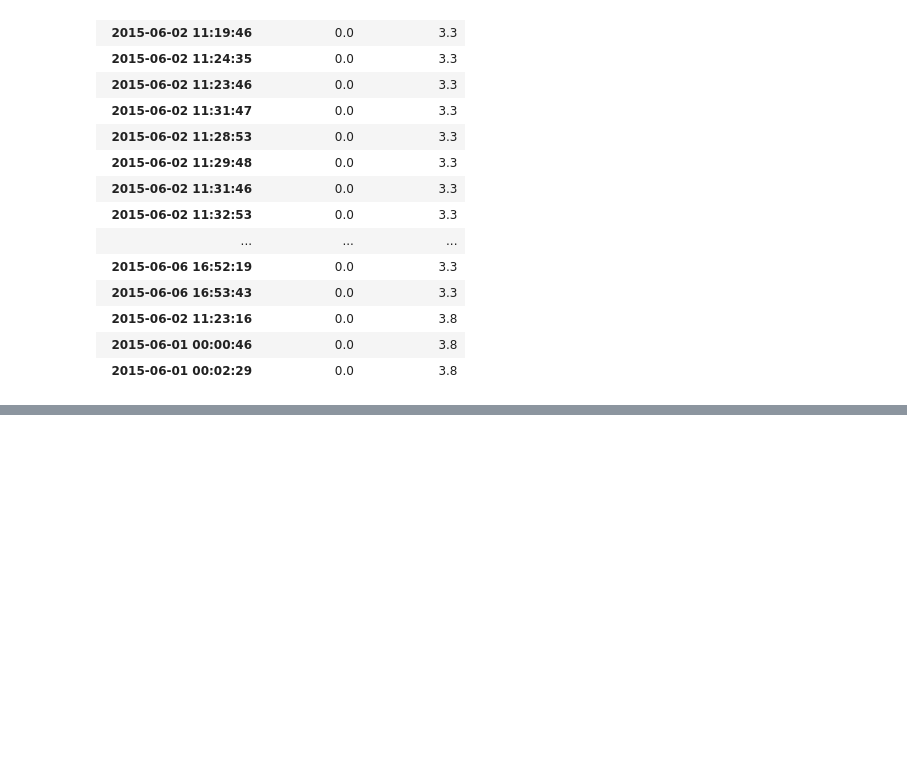
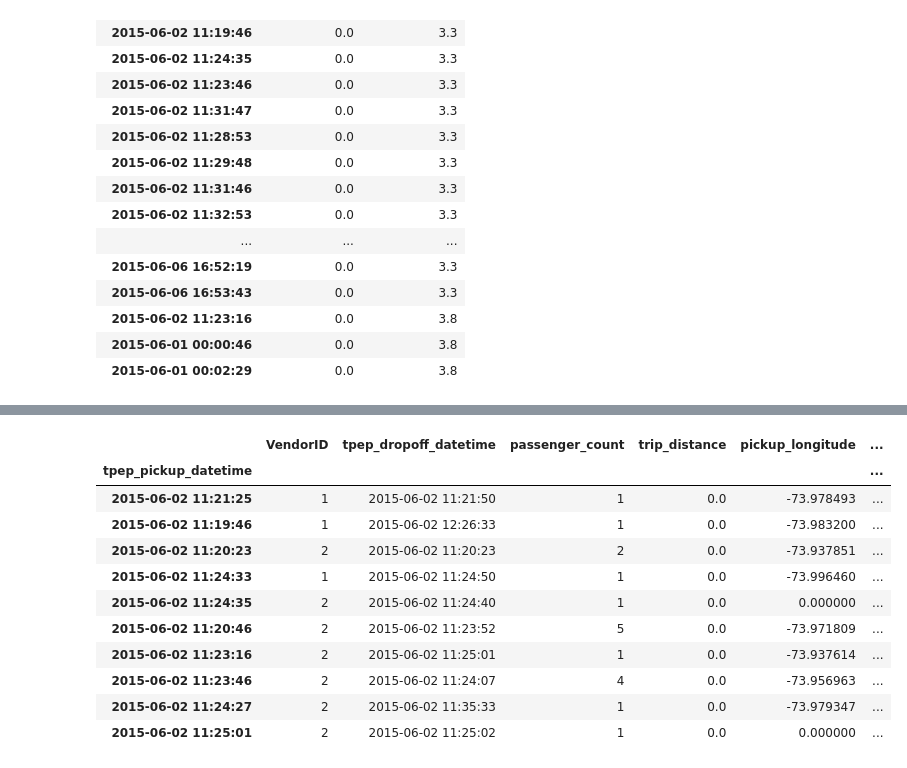
Before and after one commit to reuven/OReilly-2025-11November-data, a Jupyter notebook: OReilly - 2025-11November-20.ipynb, the cells around one changed output, grey strips where cells are left out. Cells and saved outputs as stored; diff of their text form; code cells hidden in the pictures; blank space fills up the shorter version.

```diff
--- a/OReilly - 2025-11November-20.ipynb
+++ b/OReilly - 2025-11November-20.ipynb
@@ -251,0 +270,15 @@ Name: tpep_dropoff_datetime, dtype: object
+# %%
+df.nsmallest(columns='trip_distance', n=10)
+# %% [output]
+|  | VendorID | tpep_dropoff_datetime | passenger_count | trip_distance | pickup_longitude | ... |
+| tpep_pickup_datetime |  |  |  |  |  | ... |
+| 2015-06-02 11:21:25 | 1 | 2015-06-02 11:21:50 | 1 | 0.0 | -73.978493 | ... |
+| 2015-06-02 11:19:46 | 1 | 2015-06-02 12:26:33 | 1 | 0.0 | -73.983200 | ... |
+| 2015-06-02 11:20:23 | 2 | 2015-06-02 11:20:23 | 2 | 0.0 | -73.937851 | ... |
+| 2015-06-02 11:24:33 | 1 | 2015-06-02 11:24:50 | 1 | 0.0 | -73.996460 | ... |
+| 2015-06-02 11:24:35 | 2 | 2015-06-02 11:24:40 | 1 | 0.0 | 0.000000 | ... |
+| 2015-06-02 11:20:46 | 2 | 2015-06-02 11:23:52 | 5 | 0.0 | -73.971809 | ... |
+| 2015-06-02 11:23:16 | 2 | 2015-06-02 11:25:01 | 1 | 0.0 | -73.937614 | ... |
+| 2015-06-02 11:23:46 | 2 | 2015-06-02 11:24:07 | 4 | 0.0 | -73.956963 | ... |
+| 2015-06-02 11:24:27 | 2 | 2015-06-02 11:35:33 | 1 | 0.0 | -73.979347 | ... |
+| 2015-06-02 11:25:01 | 2 | 2015-06-02 11:25:02 | 1 | 0.0 | 0.000000 | ... |
```
Also changed, not shown: parts of 1 cell of this notebook, 1 other file.
